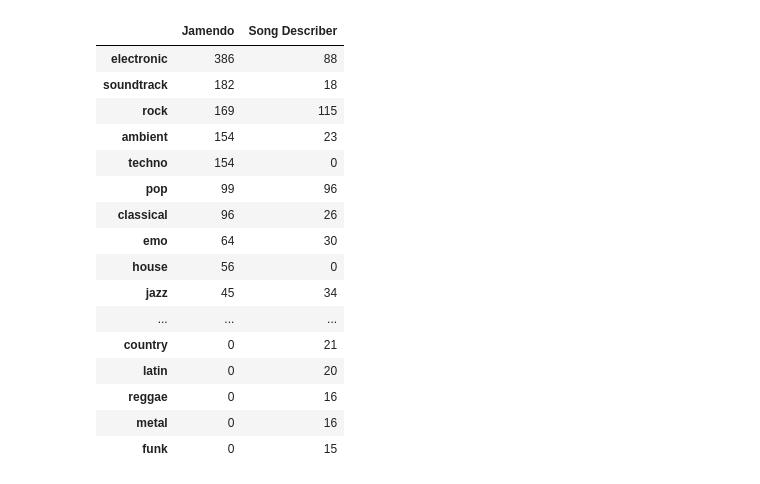
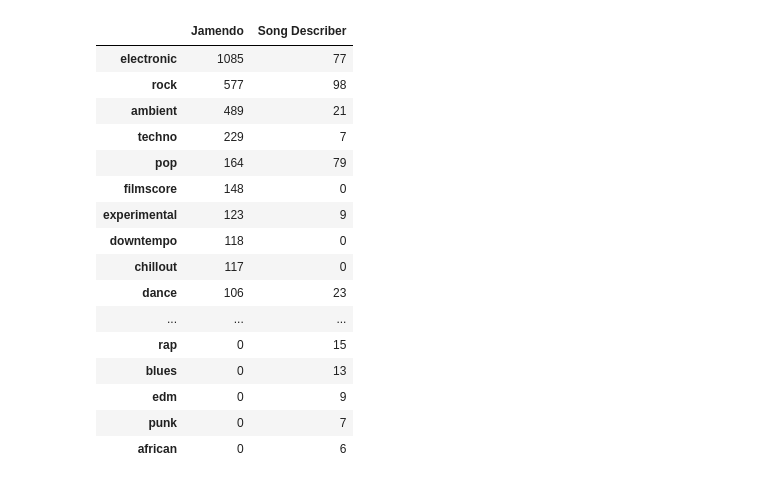
Before and after one commit to poinka/NewWave, a Jupyter notebook: dataset_comparison_eda.ipynb, the cells around one changed output. Saved outputs shown, nothing was run; the diff lists cells and outputs as text; code cells hidden in the pictures.

Commit message:
clap context expansion and audio datasets EDA

```diff
--- a/dataset_comparison_eda.ipynb
+++ b/dataset_comparison_eda.ipynb
@@ -438,0 +75,9 @@ plt.show()
+# %%
+song_dataset = load_dataset(song_repo, split="train")
+limit = min(len(song_dataset), 5000)
+song_slice = song_dataset.select(range(limit))
+song_df = song_slice.to_pandas()[['caption', 'duration']].copy()
+song_df['caption'] = song_df['caption'].astype(str)
+song_df['caption_chars'] = song_df['caption'].apply(len)
+song_df['caption_words'] = song_df['caption'].apply(lambda text: len(text.split()) if text else 0)
+song_df.head()
@@ -438,0 +91,10 @@ plt.show()
+# %%
+jamendo_genre_counts = Counter()
+for values in jamendo_df["genres"]:
+    for genre in values:
+        cleaned = genre.strip().lower()
+        if cleaned:
+            jamendo_genre_counts[cleaned] += 1
+
+jamendo_genre_vocab = set(jamendo_genre_counts.keys())
+jamendo_genre_counts.most_common(10)
@@ -438,0 +112,9 @@ plt.show()
+# %%
+song_genre_counts = Counter()
+for caption in song_df["caption"]:
+    tokens = set(token.strip(",!?()\"'").lower() for token in caption.split())
+    for genre in jamendo_genre_vocab:
+        if genre in tokens:
+            song_genre_counts[genre] += 1
+
+song_genre_counts.most_common(10)
@@ -439,27 +189,26 @@ plt.show()
 # %%
-jamendo_genre_top = counter_to_series(jamendo_stats["genre_counts"], top_n=20)
-song_genre_top = counter_to_series(song_stats["genre_counts"], top_n=20)
+jamendo_genre_table = pd.Series(jamendo_genre_counts).sort_values(ascending=False).head(20)
+song_genre_table = pd.Series(song_genre_counts).sort_values(ascending=False).head(20)
 
-genre_compare = pd.concat(
-    [jamendo_genre_top.rename("Jamendo"), song_genre_top.rename("Song Describer")],
-    axis=1,
-).fillna(0).astype(int)
-genre_compare
+pd.concat([
+    jamendo_genre_table.rename("Jamendo"),
+    song_genre_table.rename("Song Describer"),
+], axis=1).fillna(0).astype(int)
 # %% [output]
 |  | Jamendo | Song Describer |
-| electronic | 386 | 88 |
-| soundtrack | 182 | 18 |
-| rock | 169 | 115 |
-| ambient | 154 | 23 |
-| techno | 154 | 0 |
-| pop | 99 | 96 |
-| classical | 96 | 26 |
-| emo | 64 | 30 |
-| house | 56 | 0 |
-| jazz | 45 | 34 |
+| electronic | 1085 | 77 |
+| rock | 577 | 98 |
+| ambient | 489 | 21 |
+| techno | 229 | 7 |
+| pop | 164 | 79 |
+| filmscore | 148 | 0 |
+| experimental | 123 | 9 |
+| downtempo | 118 | 0 |
+| chillout | 117 | 0 |
+| dance | 106 | 23 |
 | ... | ... | ... |
-| country | 0 | 21 |
-| latin | 0 | 20 |
-| reggae | 0 | 16 |
-| metal | 0 | 16 |
-| funk | 0 | 15 |
+| rap | 0 | 15 |
+| blues | 0 | 13 |
+| edm | 0 | 9 |
+| punk | 0 | 7 |
+| african | 0 | 6 |
```
Also changed, not shown: parts of 20 cells of this notebook, 1 other file.
